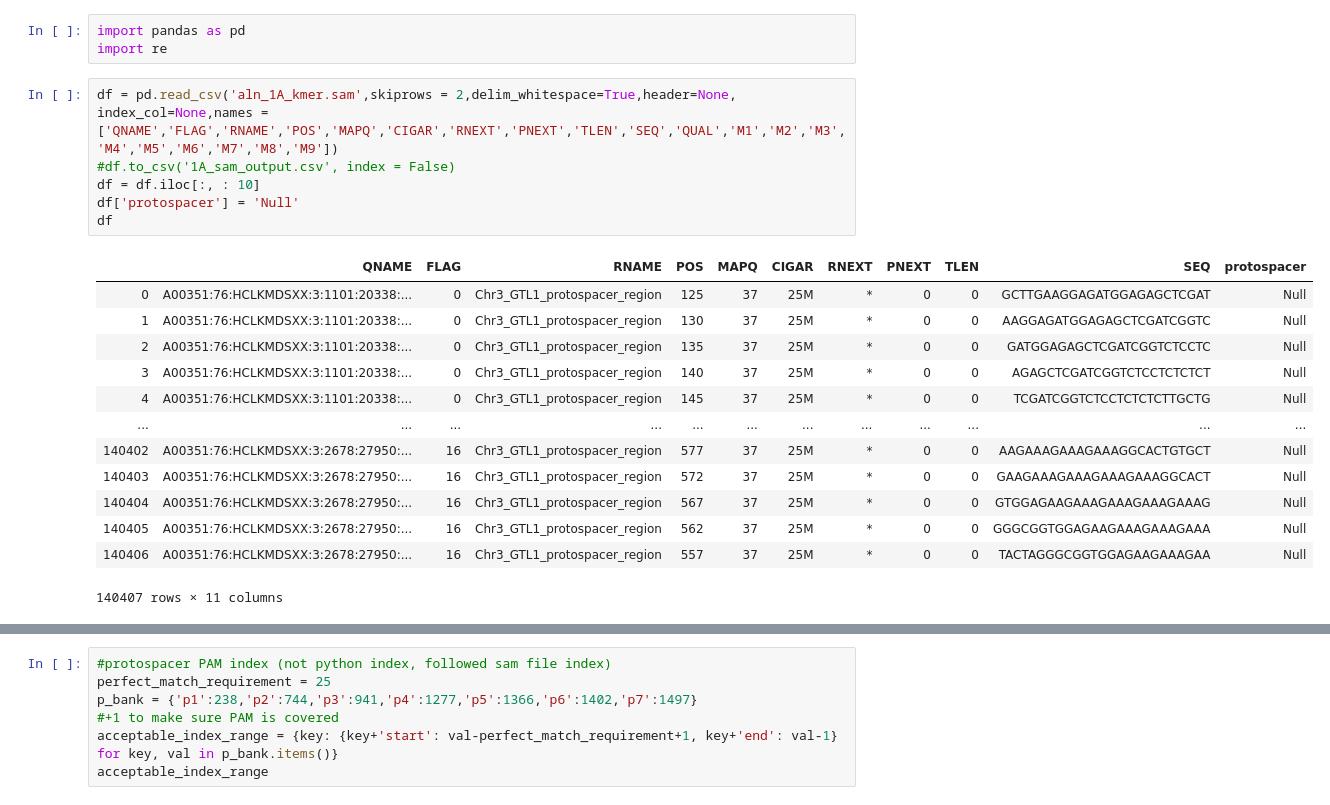
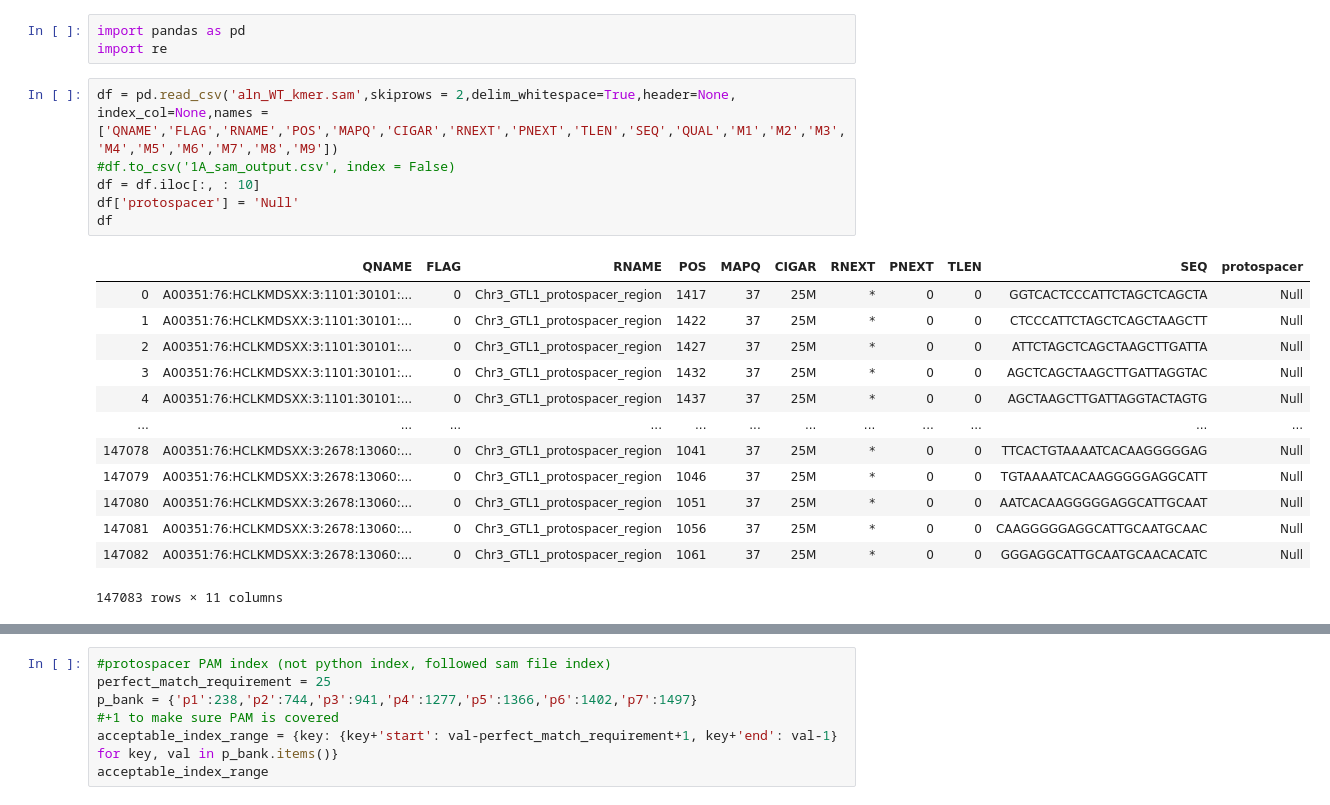
Before and after one commit to aqh2321/Nampum_Rice_Analysis, a Jupyter notebook: handle_sam.ipynb, the cells around one changed output, grey strips where cells are left out. Cells and saved outputs as stored; diff of their text form.

```diff
--- a/handle_sam.ipynb
+++ b/handle_sam.ipynb
@@ -2,25 +2,25 @@
 import pandas as pd
 import re
 # %%
-df = pd.read_csv('aln_1A_kmer.sam',skiprows = 2,delim_whitespace=True,header=None, index_col=None,names =  ['QNAME','FLAG','RNAME','POS','MAPQ','CIGAR','RNEXT','PNEXT','TLEN','SEQ','QUAL','M1','M2','M3','M4','M5','M6','M7','M8','M9'])
+df = pd.read_csv('aln_WT_kmer.sam',skiprows = 2,delim_whitespace=True,header=None, index_col=None,names =  ['QNAME','FLAG','RNAME','POS','MAPQ','CIGAR','RNEXT','PNEXT','TLEN','SEQ','QUAL','M1','M2','M3','M4','M5','M6','M7','M8','M9'])
 #df.to_csv('1A_sam_output.csv', index = False)
 df = df.iloc[:, : 10]
 df['protospacer'] = 'Null'
 df
 # %% [output]
 |  | QNAME | FLAG | RNAME | POS | MAPQ | CIGAR | RNEXT | PNEXT | TLEN | SEQ | protospacer |
-| 0 | A00351:76:HCLKMDSXX:3:1101:20338:... | 0 | Chr3_GTL1_protospacer_region | 125 | 37 | 25M | * | 0 | 0 | GCTTGAAGGAGATGGAGAGCTCGAT | Null |
-| 1 | A00351:76:HCLKMDSXX:3:1101:20338:... | 0 | Chr3_GTL1_protospacer_region | 130 | 37 | 25M | * | 0 | 0 | AAGGAGATGGAGAGCTCGATCGGTC | Null |
-| 2 | A00351:76:HCLKMDSXX:3:1101:20338:... | 0 | Chr3_GTL1_protospacer_region | 135 | 37 | 25M | * | 0 | 0 | GATGGAGAGCTCGATCGGTCTCCTC | Null |
-| 3 | A00351:76:HCLKMDSXX:3:1101:20338:... | 0 | Chr3_GTL1_protospacer_region | 140 | 37 | 25M | * | 0 | 0 | AGAGCTCGATCGGTCTCCTCTCTCT | Null |
-| 4 | A00351:76:HCLKMDSXX:3:1101:20338:... | 0 | Chr3_GTL1_protospacer_region | 145 | 37 | 25M | * | 0 | 0 | TCGATCGGTCTCCTCTCTCTTGCTG | Null |
+| 0 | A00351:76:HCLKMDSXX:3:1101:30101:... | 0 | Chr3_GTL1_protospacer_region | 1417 | 37 | 25M | * | 0 | 0 | GGTCACTCCCATTCTAGCTCAGCTA | Null |
+| 1 | A00351:76:HCLKMDSXX:3:1101:30101:... | 0 | Chr3_GTL1_protospacer_region | 1422 | 37 | 25M | * | 0 | 0 | CTCCCATTCTAGCTCAGCTAAGCTT | Null |
+| 2 | A00351:76:HCLKMDSXX:3:1101:30101:... | 0 | Chr3_GTL1_protospacer_region | 1427 | 37 | 25M | * | 0 | 0 | ATTCTAGCTCAGCTAAGCTTGATTA | Null |
+| 3 | A00351:76:HCLKMDSXX:3:1101:30101:... | 0 | Chr3_GTL1_protospacer_region | 1432 | 37 | 25M | * | 0 | 0 | AGCTCAGCTAAGCTTGATTAGGTAC | Null |
+| 4 | A00351:76:HCLKMDSXX:3:1101:30101:... | 0 | Chr3_GTL1_protospacer_region | 1437 | 37 | 25M | * | 0 | 0 | AGCTAAGCTTGATTAGGTACTAGTG | Null |
 | ... | ... | ... | ... | ... | ... | ... | ... | ... | ... | ... | ... |
-| 140402 | A00351:76:HCLKMDSXX:3:2678:27950:... | 16 | Chr3_GTL1_protospacer_region | 577 | 37 | 25M | * | 0 | 0 | AAGAAAGAAAGAAAGGCACTGTGCT | Null |
-| 140403 | A00351:76:HCLKMDSXX:3:2678:27950:... | 16 | Chr3_GTL1_protospacer_region | 572 | 37 | 25M | * | 0 | 0 | GAAGAAAGAAAGAAAGAAAGGCACT | Null |
-| 140404 | A00351:76:HCLKMDSXX:3:2678:27950:... | 16 | Chr3_GTL1_protospacer_region | 567 | 37 | 25M | * | 0 | 0 | GTGGAGAAGAAAGAAAGAAAGAAAG | Null |
-| 140405 | A00351:76:HCLKMDSXX:3:2678:27950:... | 16 | Chr3_GTL1_protospacer_region | 562 | 37 | 25M | * | 0 | 0 | GGGCGGTGGAGAAGAAAGAAAGAAA | Null |
-| 140406 | A00351:76:HCLKMDSXX:3:2678:27950:... | 16 | Chr3_GTL1_protospacer_region | 557 | 37 | 25M | * | 0 | 0 | TACTAGGGCGGTGGAGAAGAAAGAA | Null |
+| 147078 | A00351:76:HCLKMDSXX:3:2678:13060:... | 0 | Chr3_GTL1_protospacer_region | 1041 | 37 | 25M | * | 0 | 0 | TTCACTGTAAAATCACAAGGGGGAG | Null |
+| 147079 | A00351:76:HCLKMDSXX:3:2678:13060:... | 0 | Chr3_GTL1_protospacer_region | 1046 | 37 | 25M | * | 0 | 0 | TGTAAAATCACAAGGGGGAGGCATT | Null |
+| 147080 | A00351:76:HCLKMDSXX:3:2678:13060:... | 0 | Chr3_GTL1_protospacer_region | 1051 | 37 | 25M | * | 0 | 0 | AATCACAAGGGGGAGGCATTGCAAT | Null |
+| 147081 | A00351:76:HCLKMDSXX:3:2678:13060:... | 0 | Chr3_GTL1_protospacer_region | 1056 | 37 | 25M | * | 0 | 0 | CAAGGGGGAGGCATTGCAATGCAAC | Null |
+| 147082 | A00351:76:HCLKMDSXX:3:2678:13060:... | 0 | Chr3_GTL1_protospacer_region | 1061 | 37 | 25M | * | 0 | 0 | GGGAGGCATTGCAATGCAACACATC | Null |
-140407 rows × 11 columns
+147083 rows × 11 columns
 # %%
 #check unique indel types
 unique_labels = list(df.CIGAR.unique())
```
Also changed, not shown: parts of 5 cells of this notebook, 8 other files.
